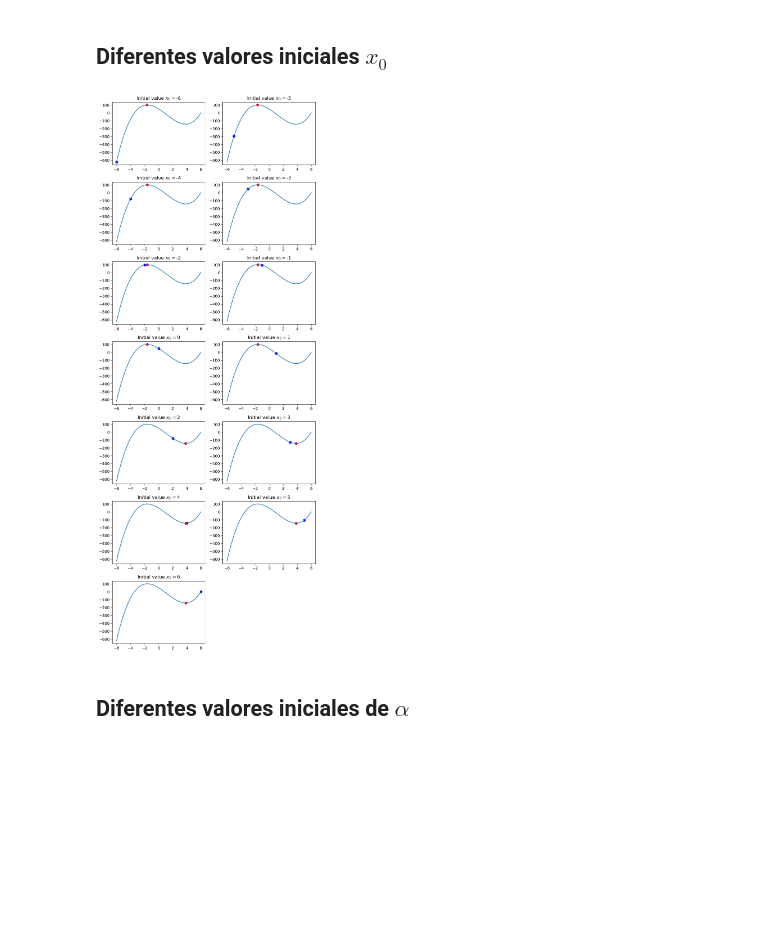
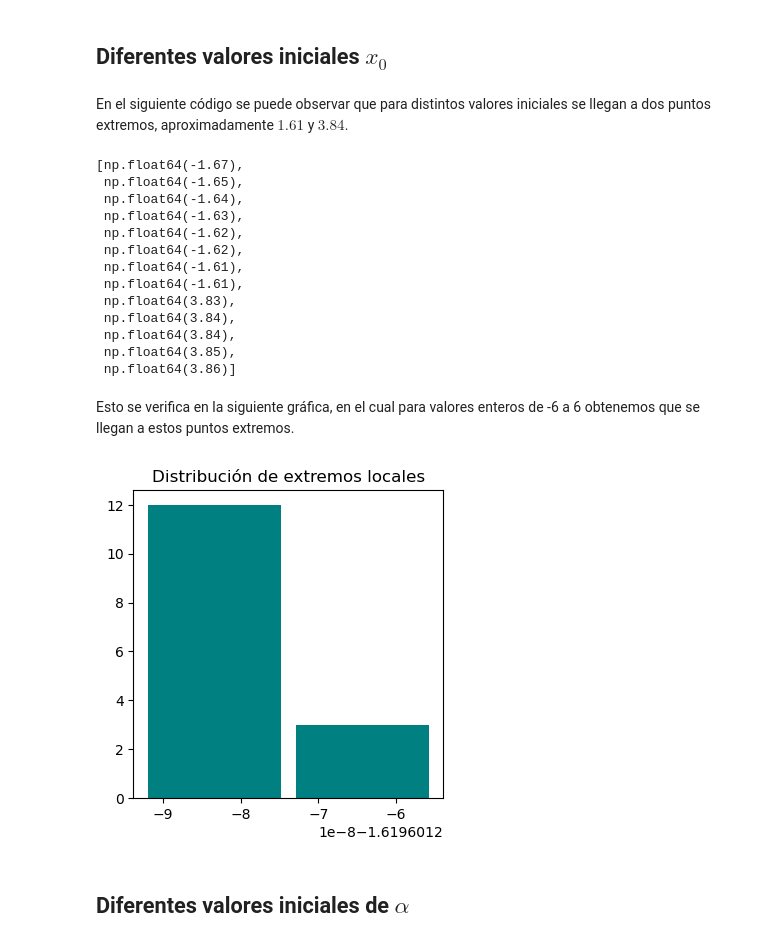
Before and after one commit to j4vierb/mos-labs, a Jupyter notebook: labs/lab3/entrega_lab3.ipynb, the cells around one changed output. Drawn from its saved outputs; the diff is of its cells as text; code cells hidden in the pictures; blank space fills up the shorter version.

Commit message:
PRE-finalizar puntos 1 y 3

```diff
--- a/labs/lab3/entrega_lab3.ipynb
+++ b/labs/lab3/entrega_lab3.ipynb
@@ -30,6 +33,6 @@ plt.show()
 # %%
-def newton_raphson(initial_guess: int, tolerance: float, N_max: int, alpha: float, function) -> float:
-    """Function to execute the 1D Newton-Raphson method given a function and its derivative.
+def newton_raphson(initial_guess: int, tolerance: float, N_max: int, alpha: float, function) -> Tuple[float, int]:
+    """Function to execute the 1D Newton-Raphson method given a function in Sympy format.
 
     Args:
         initial_guess (int): The initial guess for the minimum value of the function.
@@ -39,7 +42,7 @@ def newton_raphson(initial_guess: int, tolerance: float, N_max: int, alpha: floa
         function (): The function to be minimized in Sympy format.
 
     Returns:
-        float: The minimum value of the function.
+        Tuple[float, int]: The minimum value of the function.
     """
     k = 0
     x = [initial_guess]
@@ -61,6 +64,6 @@ def newton_raphson(initial_guess: int, tolerance: float, N_max: int, alpha: floa
         x.append(x[k] + d_k)
         k += 1
 
-    return x[-1]
+    return x[-1], k
 # %%
 function = sp.simplify('3*x**3 - 10*x**2 - 56*x + 50')
@@ -78,24 +84,35 @@ $$
 $$
 # %% [markdown]
 ## Diferentes valores iniciales $x_0$
+# %% [markdown]
+En el siguiente código se puede observar que para distintos valores iniciales se llegan a dos puntos extremos, aproximadamente $1.61$ y $3.84$.
 # %%
 x_0 = np.arange(-6, 7, 1)
-minimum = [newton_raphson(x, 1e-6, 100, 0.05, function) for x in x_0]
+mins = [newton_raphson(x, 1e-8, 100, 0.05, function)[0] for x in x_0]
+mins = list(map(lambda x: round(x, 2), mins))
+mins
+# %% [output]
+[np.float64(-1.67),
+ np.float64(-1.65),
+ np.float64(-1.64),
+ np.float64(-1.63),
+ np.float64(-1.62),
+ np.float64(-1.62),
+ np.float64(-1.61),
+ np.float64(-1.61),
+ np.float64(3.83),
+ np.float64(3.84),
+ np.float64(3.84),
+ np.float64(3.85),
+ np.float64(3.86)]
-# %%
-X = np.linspace(-6, 6, 50)
-Y = 3 * X ** 3 - 10 * X ** 2 - 56 * X + 50
-
-plt.figure(figsize=(8,20), tight_layout=True)
-
-for i, x in enumerate(x_0):
-    x_min = newton_raphson(x, 1e-6, 100, 0.05, function)
-
-    plt.subplot(7, 2, i + 1)
-    plt.plot(X, Y)
-    plt.scatter(x, 3 * x ** 3 - 10 * x ** 2 - 56 * x + 50, color='blue')
-    plt.scatter(x_min, 3 * x_min ** 3 - 10 * x_min ** 2 - 56 * x_min + 50, color='red')
-    plt.title(f'Initial value $x_0 = ${x}')
-# %% [output]
-[figure]
+# %% [markdown]
+Esto se verifica en la siguiente gráfica, en el cual para valores enteros de -6 a 6 obtenemos que se llegan a estos puntos extremos.
+# %%
+plt.figure(figsize=(4,4))
+plt.title('Distribución de extremos locales')
+plt.hist(mins, bins=2, rwidth=0.9, color='teal')
+plt.show()
+# %% [output]
+[figure, added]
 # %% [markdown]
 ## Diferentes valores iniciales de $\alpha$
```
Also changed, not shown: parts of 56 cells of this notebook.
